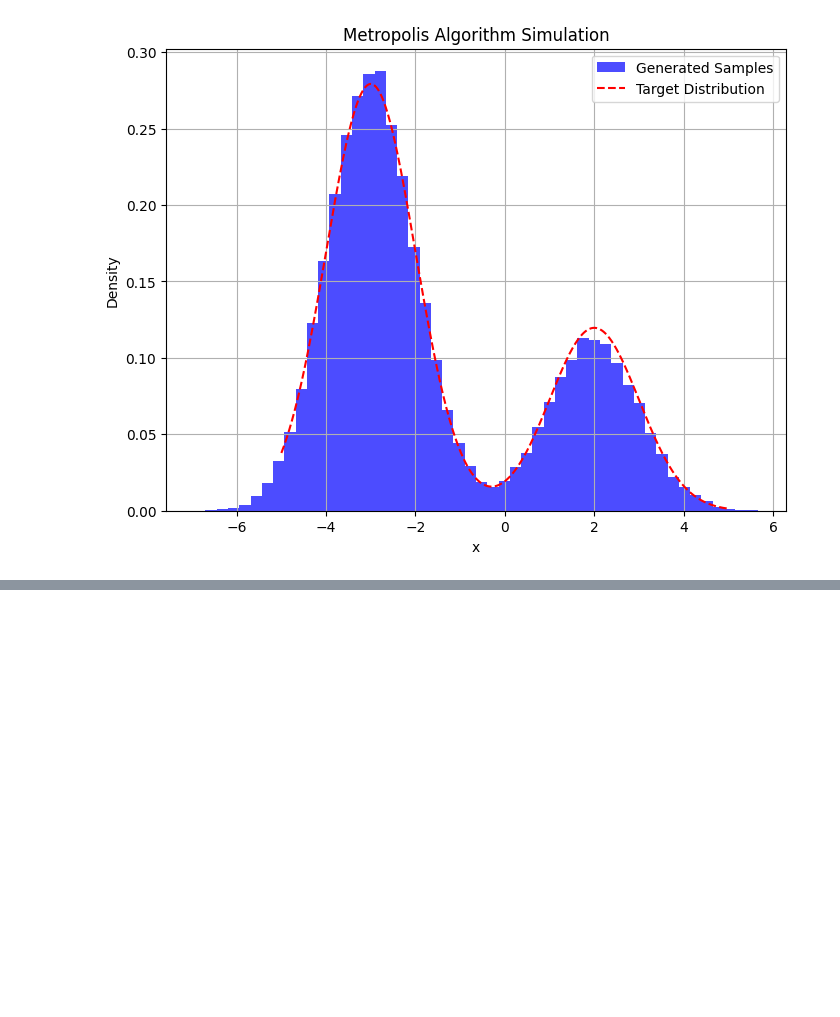
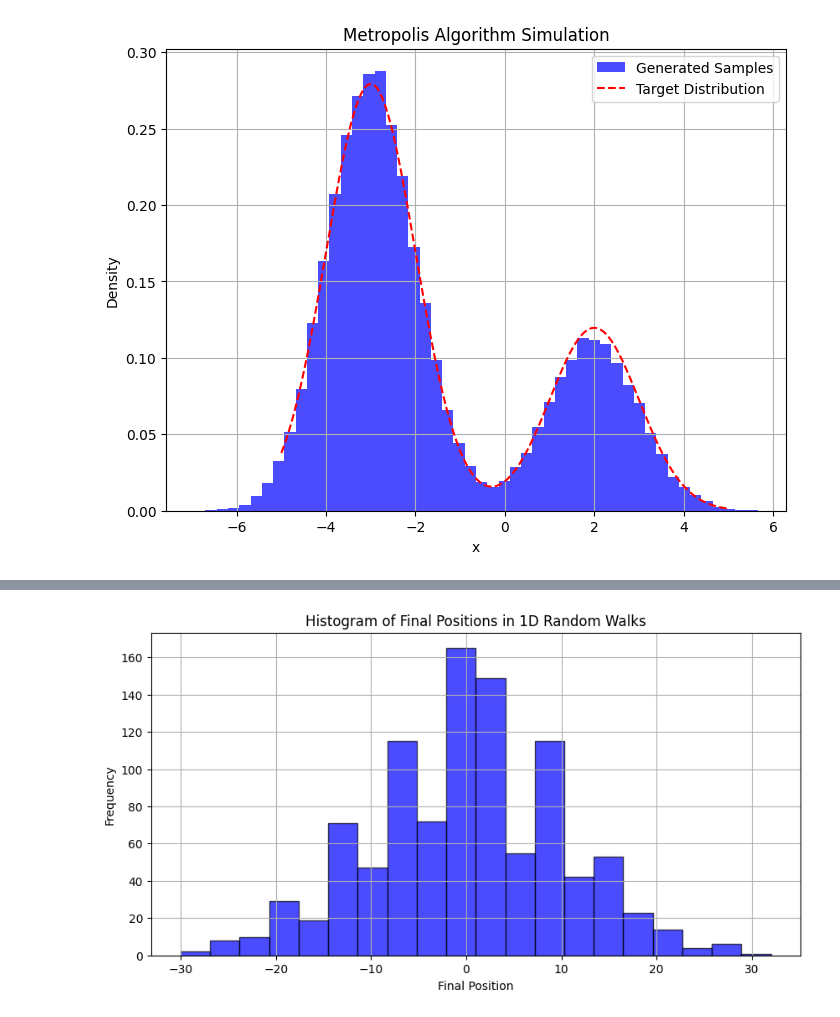
Before and after one commit to lansenhhhh/mathcomphy-book, a Jupyter notebook: He原子/Metropolis.ipynb, the cells around one changed output, grey strips where cells are left out. Drawn from its saved outputs; the diff is of its cells as text; code cells hidden in the pictures; blank space fills up the shorter version.

```diff
--- a/He原子/Metropolis.ipynb
+++ b/He原子/Metropolis.ipynb
@@ -169,0 +319,20 @@ import tensorflow
+# %%
+# 模拟的随机游走数量
+n_walks = 1000
+
+# 生成所有随机游走的步骤
+all_steps = np.random.choice([-1, 1], size=(n_walks, n_steps))
+
+# 计算每个游走的最终位置
+final_positions = np.sum(all_steps, axis=1)
+
+# 绘制直方图
+plt.figure(figsize=(10, 5))
+plt.hist(final_positions, bins=20, alpha=0.7, color='blue', edgecolor='black')
+plt.title("Histogram of Final Positions in 1D Random Walks")
+plt.xlabel("Final Position")
+plt.ylabel("Frequency")
+plt.grid(True)
+plt.show()
+# %% [output]
+[figure, added]
```
Also changed, not shown: parts of 6 cells of this notebook, 20 other files.
